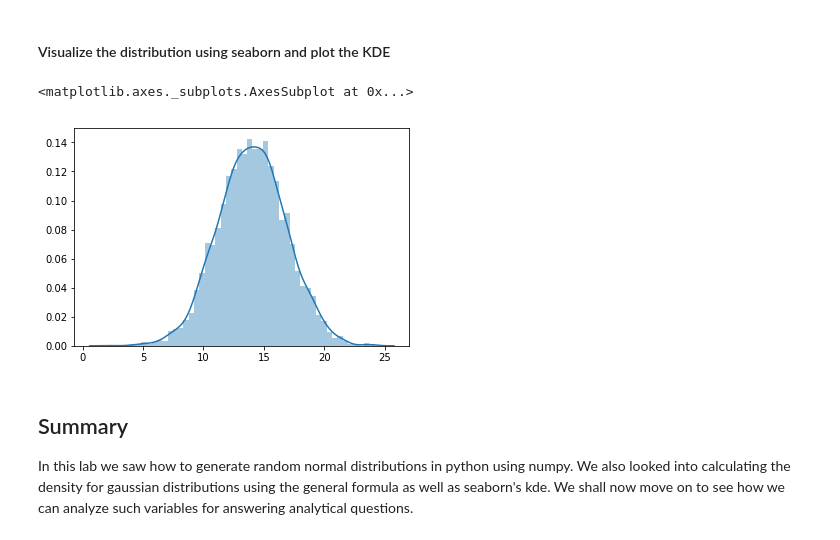
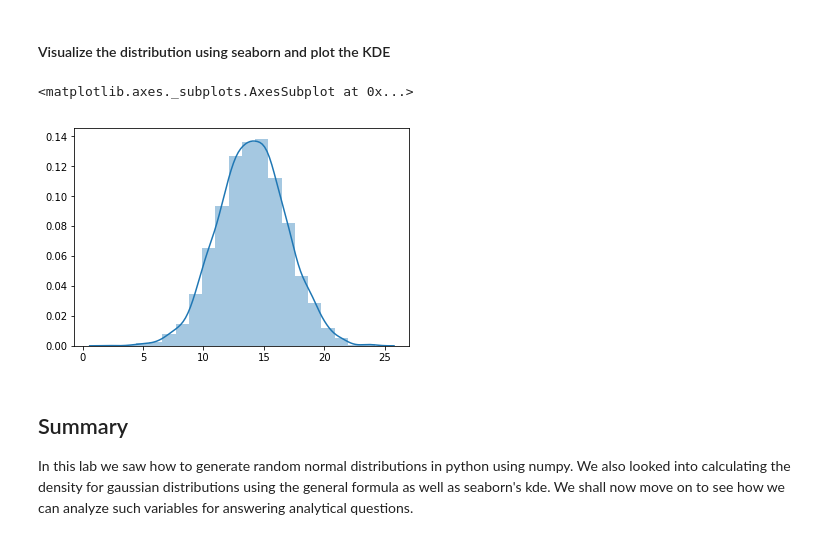
Before and after one commit to jdmitchell0216/dsc-1-09-13-normal-gaussian-distributions-lab-nyc-ds-career-012819, a Jupyter notebook: index.ipynb, the cells around one changed output. Cells and saved outputs as stored; diff of their text form; code cells hidden in the pictures.

```diff
--- a/index.ipynb
+++ b/index.ipynb
@@ -69,10 +69,10 @@ The 'normed' kwarg was deprecated in Matplotlib 2.1 and will be removed in 3.1.
 # %% [markdown]
 #### Visualize the distribution using seaborn and plot the KDE
 # %%
-sns.distplot(s, bins = 20, k)
+sns.distplot(s, bins = 20, kde = True)
 # %% [output]
 <matplotlib.axes._subplots.AxesSubplot at 0x...>
-[figure, old version]
+[figure, new version]
 # %% [markdown]
 ## Summary
 
```
